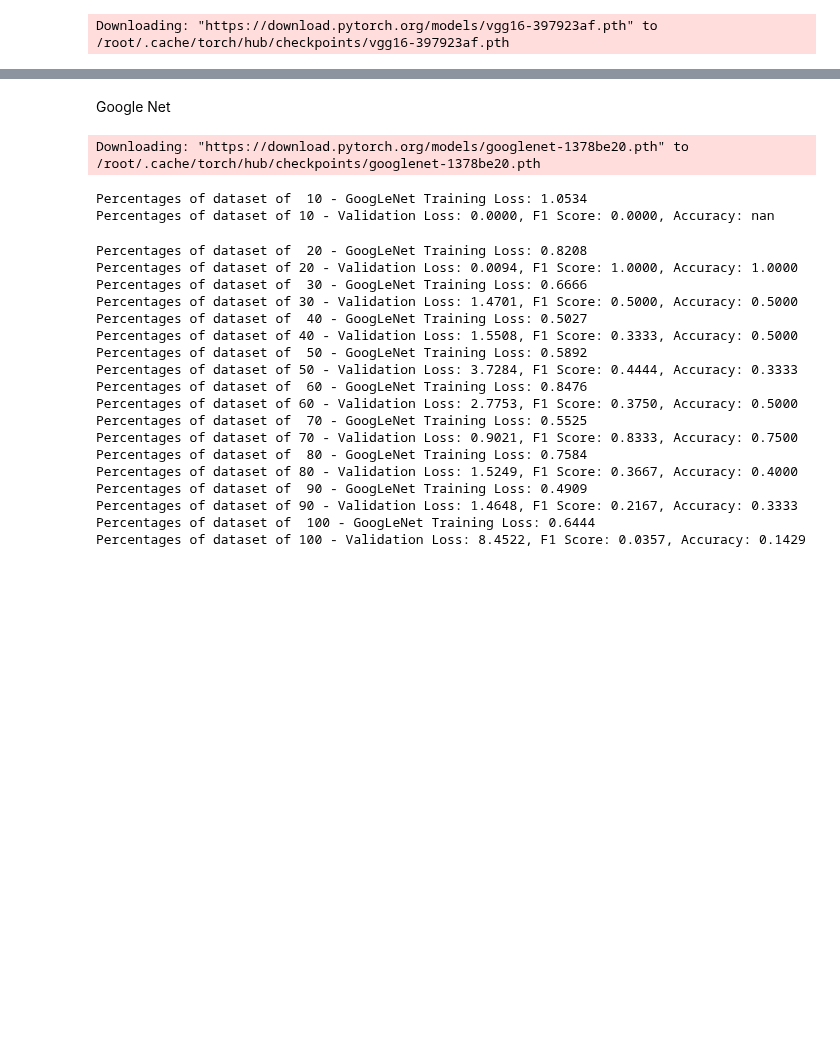
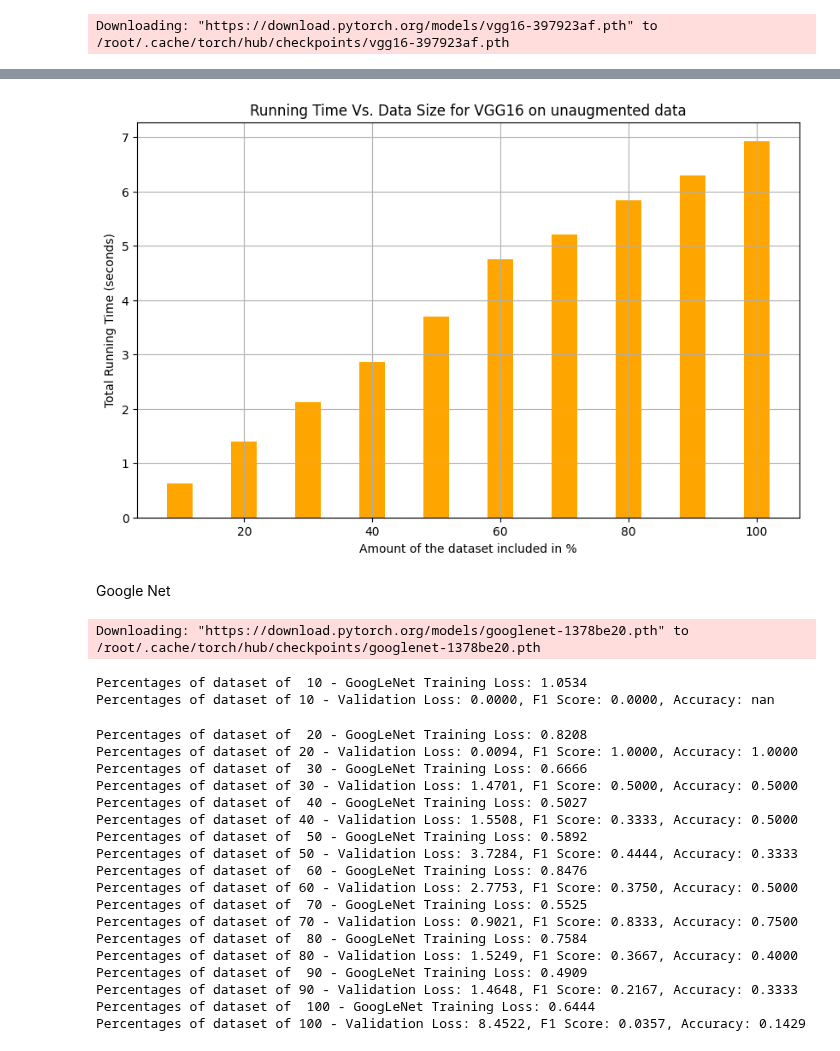
Before and after one commit to fdeloscogna/Python_experiment, a Jupyter notebook: Tesi_Python_NORMAL_dataset.ipynb, the cells around one changed output, grey strips where cells are left out. Saved outputs shown, nothing was run; the diff lists cells and outputs as text; code cells hidden in the pictures; blank space fills up the shorter version.

```diff
--- a/Tesi_Python_NORMAL_dataset.ipynb
+++ b/Tesi_Python_NORMAL_dataset.ipynb
@@ -1137,3 +1139,16 @@ plt.show()
+# %%
+plt.figure(figsize=(10, 6))
+plt.bar(data_sizes_vgg, running_times_vgg, color='orange', width = 4)
+
+# Add title, labels, and grid
+plt.title('Running Time Vs. Data Size for VGG16 on unaugmented data')
+plt.xlabel('Amount of the dataset included in %')
+plt.ylabel('Total Running Time (seconds)')
+plt.grid(True)
+
+plt.show()
+# %% [output]
+[figure, added]
 # %%
 total_vgg = sum(running_times_vgg)
 # %% [markdown]
```
Also changed, not shown: parts of 16 cells of this notebook.
